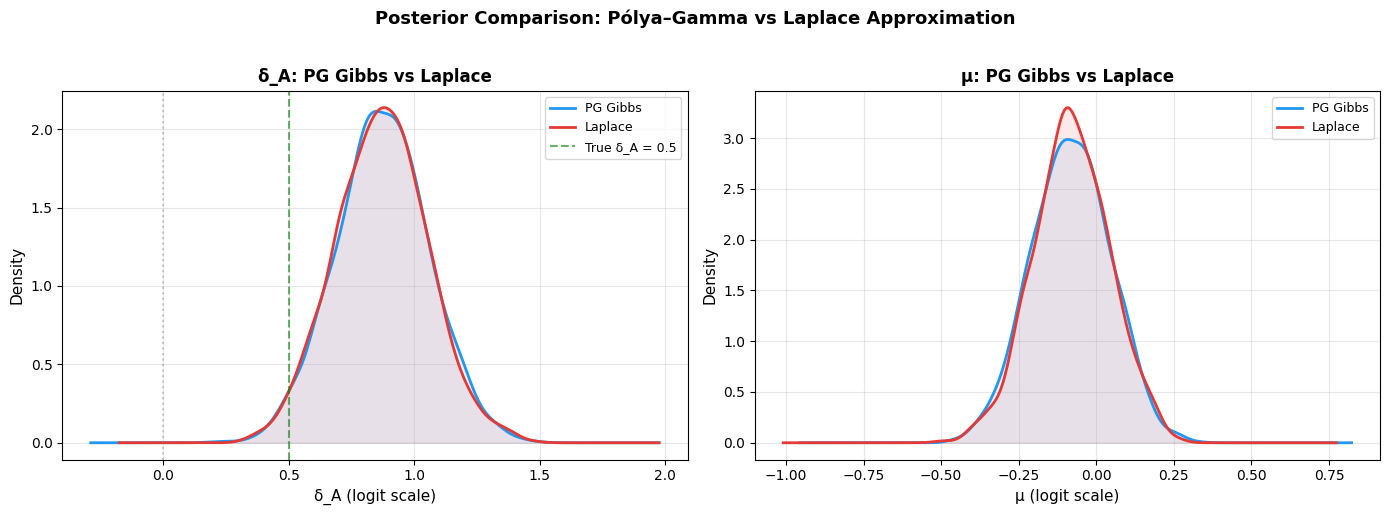
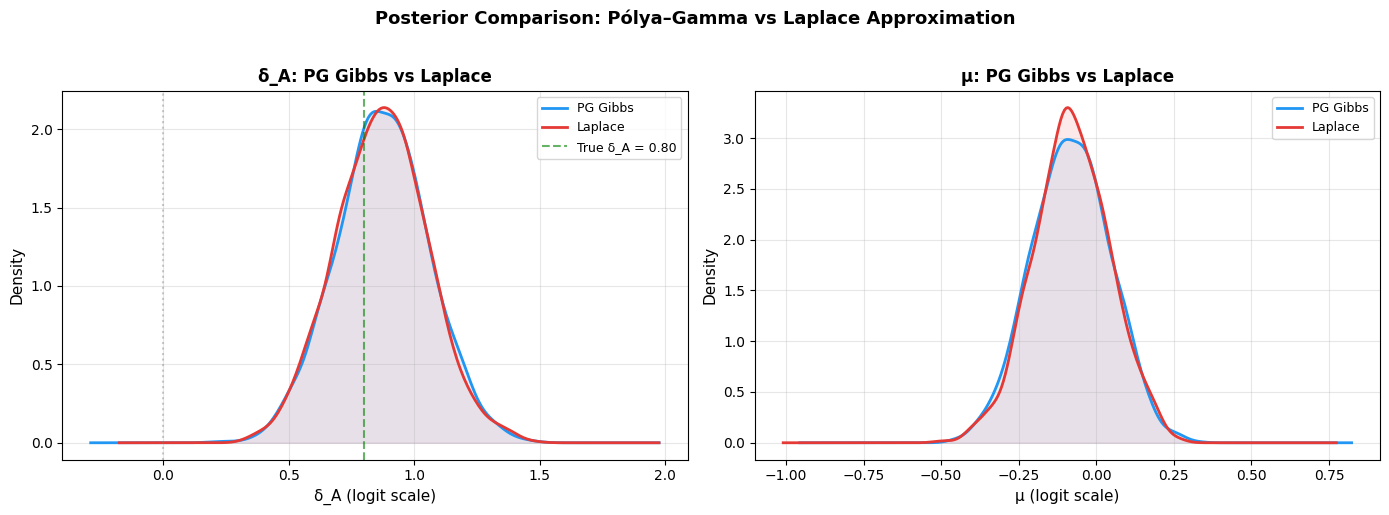
The notebook cell's code change between the first figure and the second:
--- before
+++ after
@@ -3,4 +3,6 @@
 
 fig, axes = plt.subplots(1, 2, figsize=(14, 5))
+
+true_delta_A = sim.true_params.delta_A
 
 # δ_A comparison
@@ -15,5 +17,5 @@
     ax.fill_between(x, kde(x), alpha=0.1, color=color)
 
-ax.axvline(0.5, color="green", ls="--", alpha=0.6, label="True δ_A = 0.5")
+ax.axvline(true_delta_A, color="green", ls="--", alpha=0.6, label=f"True δ_A = {true_delta_A:.2f}")
 ax.axvline(0, color="gray", ls=":", alpha=0.4)
 ax.set_xlabel("δ_A (logit scale)", fontsize=11)

Commit: update plot